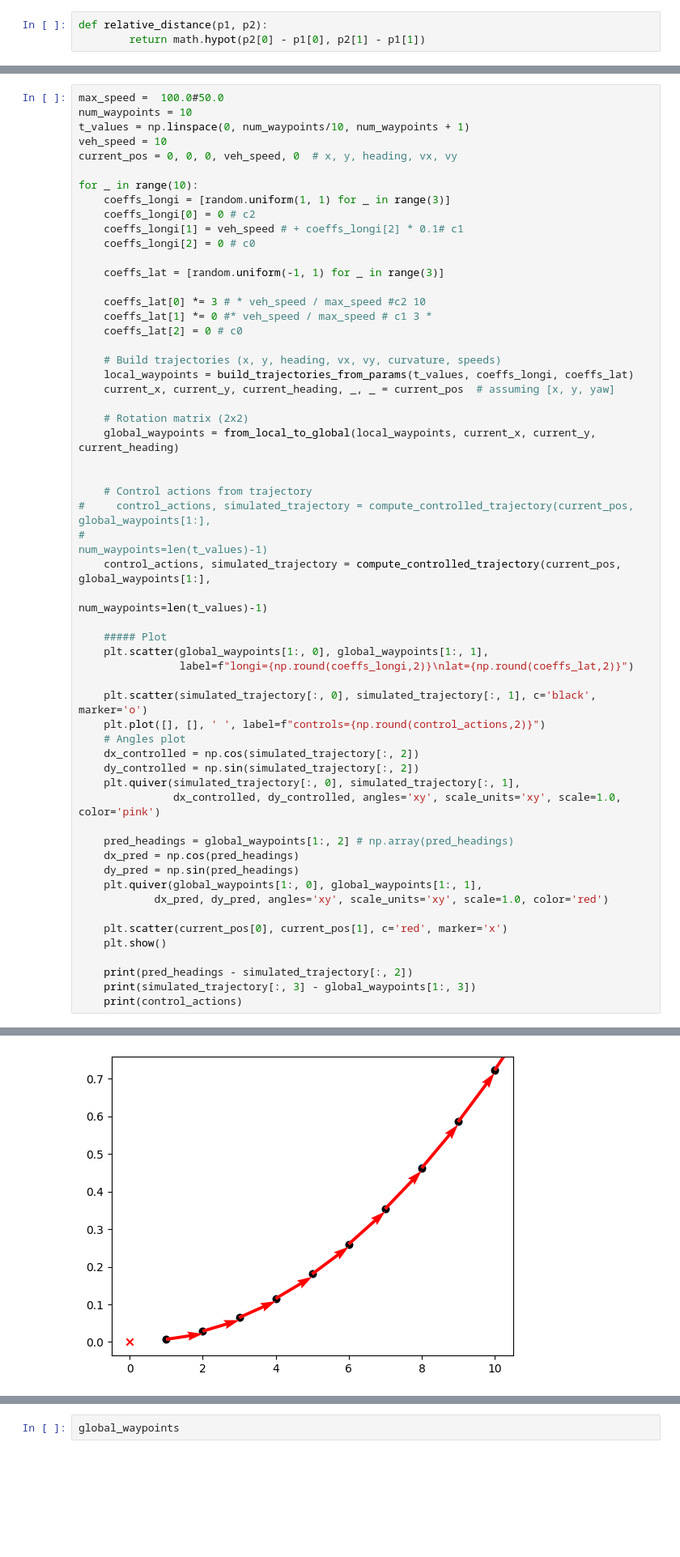
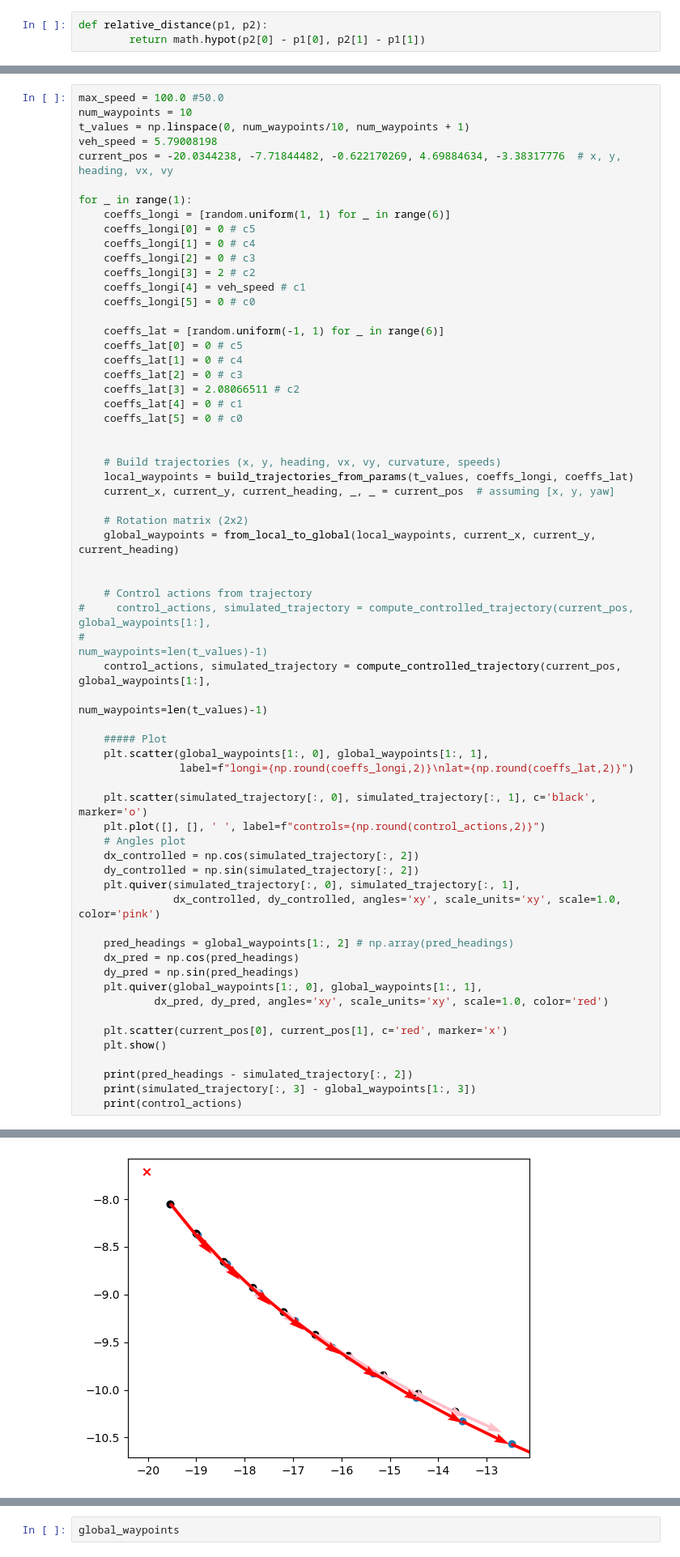
Before and after one commit to Victorbares/PufferDrive, a Jupyter notebook: debile.ipynb, the cells around one changed output, grey strips where cells are left out. Shown: that part at 81% size. Drawn from its saved outputs; the diff is of its cells as text; blank space fills up the shorter version.

```diff
--- a/debile.ipynb
+++ b/debile.ipynb
@@ -389,23 +392,29 @@ def from_local_to_global(local_waypoints, current_x, current_y, current_heading)
     global_waypoints = np.column_stack((global_xy, global_heading, global_v, curvature, speed))
     return global_waypoints
 # %%
-max_speed =  100.0#50.0
+max_speed = 100.0 #50.0
 num_waypoints = 10
 t_values = np.linspace(0, num_waypoints/10, num_waypoints + 1)
-veh_speed = 10
-current_pos = 0, 0, 0, veh_speed, 0  # x, y, heading, vx, vy
+veh_speed = 5.79008198
+current_pos = -20.0344238, -7.71844482, -0.622170269, 4.69884634, -3.38317776  # x, y, heading, vx, vy
 
-for _ in range(10):
-    coeffs_longi = [random.uniform(1, 1) for _ in range(3)]
-    coeffs_longi[0] = 0 # c2
-    coeffs_longi[1] = veh_speed # + coeffs_longi[2] * 0.1# c1
-    coeffs_longi[2] = 0 # c0
+for _ in range(1):
+    coeffs_longi = [random.uniform(1, 1) for _ in range(6)]
+    coeffs_longi[0] = 0 # c5
+    coeffs_longi[1] = 0 # c4
+    coeffs_longi[2] = 0 # c3
+    coeffs_longi[3] = 2 # c2
+    coeffs_longi[4] = veh_speed # c1
+    coeffs_longi[5] = 0 # c0
 
-    coeffs_lat = [random.uniform(-1, 1) for _ in range(3)]
+    coeffs_lat = [random.uniform(-1, 1) for _ in range(6)]
+    coeffs_lat[0] = 0 # c5
+    coeffs_lat[1] = 0 # c4
+    coeffs_lat[2] = 0 # c3
+    coeffs_lat[3] = 2.08066511 # c2
+    coeffs_lat[4] = 0 # c1
+    coeffs_lat[5] = 0 # c0
 
-    coeffs_lat[0] *= 3 # * veh_speed / max_speed #c2 10
-    coeffs_lat[1] *= 0 #* veh_speed / max_speed # c1 3 *
-    coeffs_lat[2] = 0 # c0
 
     # Build trajectories (x, y, heading, vx, vy, curvature, speeds)
     local_waypoints = build_trajectories_from_params(t_values, coeffs_longi, coeffs_lat)
@@ -449 +462 @@ for _ in range(10):
-[figure, old version]
+[figure, new version]
```
Also changed, not shown: parts of 8 cells of this notebook, 5 other files.
